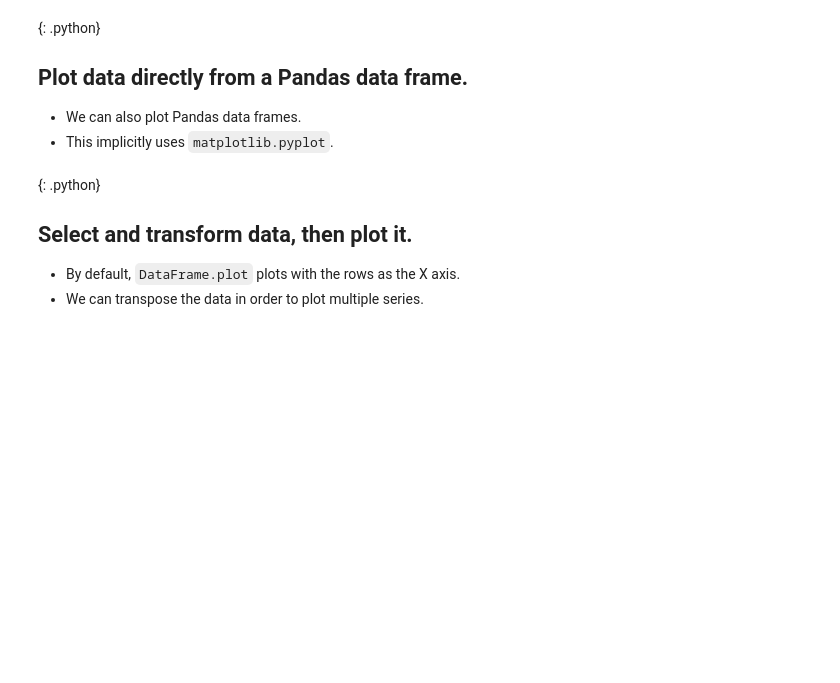
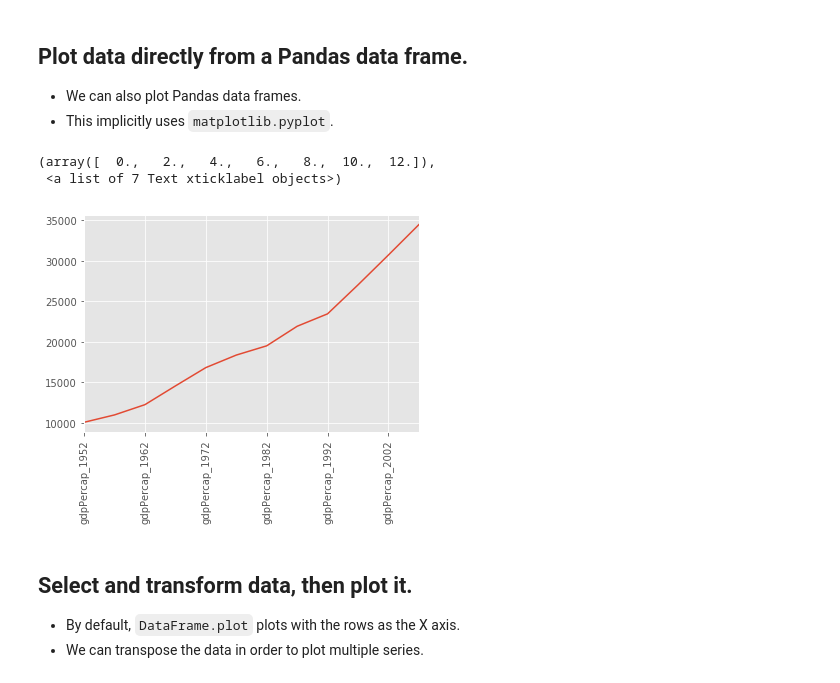
Before and after one commit to UA-Carpentries-Workshops/workshop-resources, a Jupyter notebook: 2018-02-10-Tucson/Python/12-plotting.ipynb, the cells around one changed output. Cells and saved outputs as stored; diff of their text form; code cells hidden in the pictures; blank space fills up the shorter version.

```diff
--- a/2018-02-10-Tucson/Python/12-plotting.ipynb
+++ b/2018-02-10-Tucson/Python/12-plotting.ipynb
@@ -36,6 +40,4 @@ plt.ylabel('Doubles')
 # %% [markdown]
-{: .python}
-
 ## Plot data directly from a Pandas data frame.
 
 *   We can also plot Pandas data frames.
@@ -43,12 +45,14 @@ plt.ylabel('Doubles')
 # %%
 import pandas
 
-data = pandas.read_csv('data/gapminder_gdp_oceania.csv', index_col='country')
-data.ix['Australia'].plot()
+data = pandas.read_csv('../gapminder_data/gapminder_gdp_oceania.csv', index_col='country')
+data.loc['Australia'].plot()
 plt.xticks(rotation=90)
+# %% [output]
+(array([  0.,   2.,   4.,   6.,   8.,  10.,  12.]),
+ <a list of 7 Text xticklabel objects>)
+[figure, added]
 # %% [markdown]
-{: .python}
-
 ## Select and transform data, then plot it.
 
 *   By default, `DataFrame.plot` plots with the rows as the X axis.
```
Also changed, not shown: parts of 27 cells of this notebook, 9 other files.
